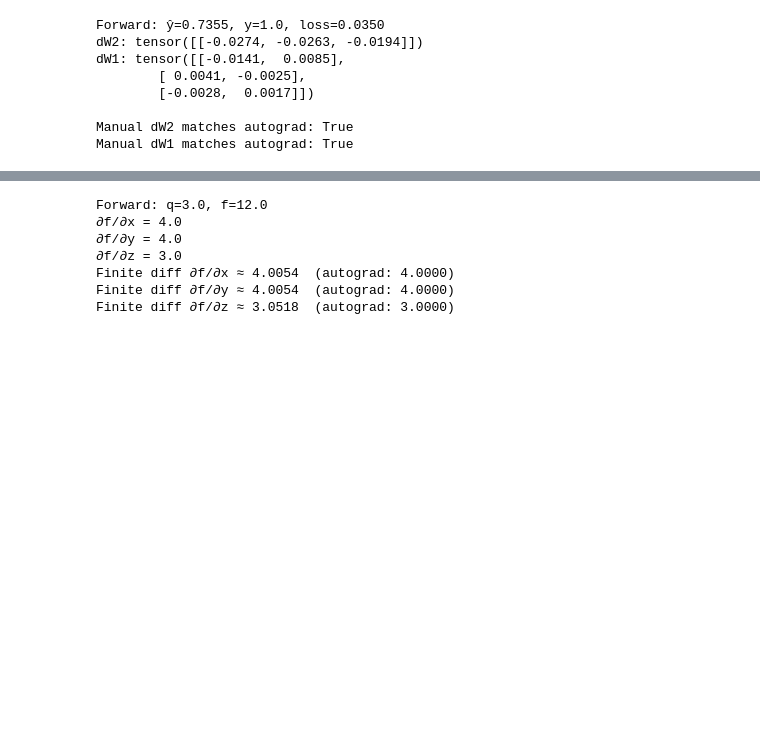
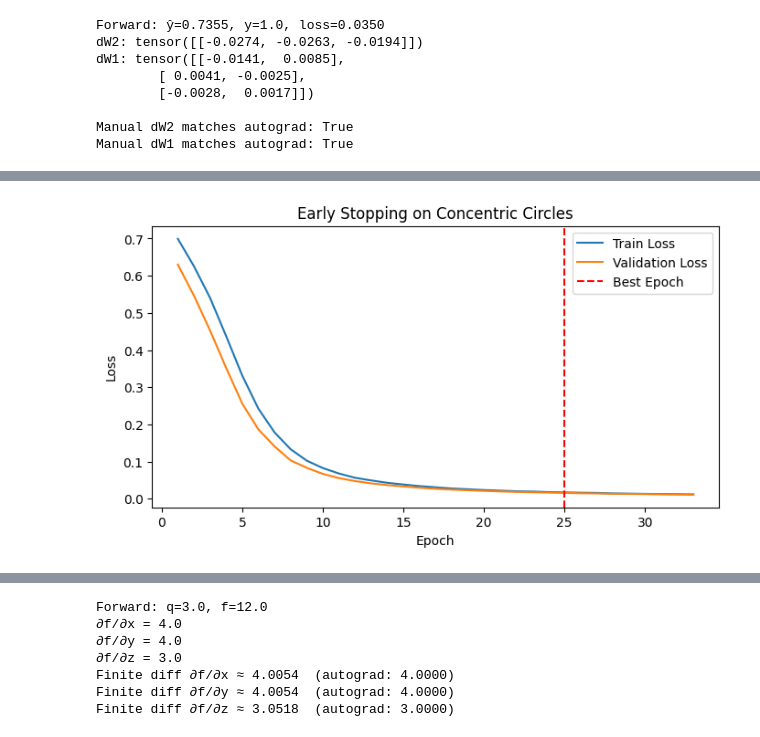
Before and after one commit to klaverhenrik/Deep-Learning-for-Visual-Recognition-2026, a Jupyter notebook: lecture_notes/lecture3_notes_code.ipynb, the cells around one changed output, grey strips where cells are left out. Drawn from its saved outputs; the diff is of its cells as text; code cells hidden in the pictures; blank space fills up the shorter version.

```diff
--- a/lecture_notes/lecture3_notes_code.ipynb
+++ b/lecture_notes/lecture3_notes_code.ipynb
@@ -264,26 +303,47 @@ ReLU  first-layer gradient mean: 0.000014990145
 import torch
 import torch.nn as nn
 from torch.utils.data import DataLoader, TensorDataset, random_split
+from matplotlib import pyplot as plt
 
-# ── Training loop with loss curve monitoring ──────────────────────────
+# ── Training loop with early stopping ─────────────────────────────────
 torch.manual_seed(0)
-N = 1000
-X = torch.randn(N, 20)
-y = (X[:, 0] + X[:, 1] > 0).long()       # simple rule
-dataset    = TensorDataset(X, y)
+N_per_class = 500
+
+# Class 0: points near the origin
+angle_inner = 2 * torch.pi * torch.rand(N_per_class)
+radius_inner = 0.8 * torch.sqrt(torch.rand(N_per_class))
+X_inner = torch.stack((radius_inner * torch.cos(angle_inner),
+                       radius_inner * torch.sin(angle_inner)), dim=1)
+
+# Class 1: points farther away, forming a ring
+angle_outer = 2 * torch.pi * torch.rand(N_per_class)
+radius_outer = torch.sqrt(1.2**2 + (2.0**2 - 1.2**2) * torch.rand(N_per_class))
+X_outer = torch.stack((radius_outer * torch.cos(angle_outer),
+                       radius_outer * torch.sin(angle_outer)), dim=1)
+
+# Join the two classes into a single dataset
+X = torch.cat((X_inner, X_outer))
+y = torch.cat((torch.zeros(N_per_class), torch.ones(N_per_class))).long()
+dataset = TensorDataset(X, y)
 train_ds, val_ds = random_split(dataset, [800, 200])
 
-model     = nn.Sequential(nn.Linear(20,64), nn.ReLU(),
-                           nn.Linear(64,64), nn.ReLU(),
-                           nn.Linear(64, 2))
-optimiser = torch.optim.SGD(model.parameters(), lr=0.01, weight_decay=1e-3)
-loss_fn   = nn.CrossEntropyLoss()
+# A neural network can learn the nonlinear circular decision boundary.
+model = nn.Sequential(
+    nn.Linear(2, 64), nn.ReLU(),
+    nn.Linear(64, 64), nn.ReLU(),
+    nn.Linear(64, 2),
+)
+optimiser = torch.optim.SGD(model.parameters(), lr=0.1, weight_decay=1e-3)
+loss_fn = nn.CrossEntropyLoss()
 
 train_losses, val_losses = [], []
 best_val_loss, best_epoch = float('inf'), 0
+best_state = None
+patience = 8
+min_delta = 5e-3
+epochs_without_improvement = 0
 
 for epoch in range(100):
-    # ── Training ──────────────────────────────────────────────────────
     model.train()
     epoch_loss = 0
     for X_b, y_b in DataLoader(train_ds, batch_size=64, shuffle=True):
@@ -294,21 +354,55 @@ for epoch in range(100):
         epoch_loss += loss.item()
     train_losses.append(epoch_loss / len(train_ds) * 64)
 
-    # ── Validation ────────────────────────────────────────────────────
     model.eval()
     with torch.no_grad():
         X_val, y_val = val_ds[:]
         val_loss = loss_fn(model(X_val), y_val).item()
     val_losses.append(val_loss)
 
-    # Early stopping: save best model
-    if val_loss < best_val_loss:
+    # Early stopping: Stop after `patience` epochs without a meaningful validation improvement.
+    if val_loss < best_val_loss - min_delta:
         best_val_loss = val_loss
-        best_epoch    = epoch
-        best_state    = {k: v.clone() for k, v in model.state_dict().items()}
+        best_epoch = epoch
+        best_state = {k: v.clone() for k, v in model.state_dict().items()}
+        epochs_without_improvement = 0
+    else:
+        epochs_without_improvement += 1
+        if epochs_without_improvement >= patience:
+            print(f'Early stopping at epoch {epoch + 1}')
+            break
 
-print(f'Best epoch: {best_epoch}  (val loss: {best_val_loss:.4f})')
+print(f'Best epoch: {best_epoch + 1}  (val loss: {best_val_loss:.4f})')
+print(f'Epochs actually run: {len(train_losses)}')
 
-# Restore best weights before evaluation on test set
+# Restore the best weights, rather than the weights from the final epoch.
 model.load_state_dict(best_state)
+
+# Plot training and validation loss curves
+epochs = range(1, len(train_losses) + 1)
+plt.figure(figsize=(8, 4))
+plt.plot(epochs, train_losses, label='Train Loss')
+plt.plot(epochs, val_losses, label='Validation Loss')
+plt.axvline(best_epoch + 1, color='r', linestyle='--', label='Best Epoch')
+plt.xlabel('Epoch')
+plt.ylabel('Loss')
+plt.title('Early Stopping on Concentric Circles')
+plt.legend()
+plt.show()
+
+# Plot data points and decision boundary
+plt.figure(figsize=(6, 6))
+plt.scatter(X_inner[:, 0], X_inner[:, 1], color='blue', alpha=0.5, label='Class 0')
+plt.scatter(X_outer[:, 0], X_outer[:, 1], color='orange', alpha=0.5, label='Class 1')
+xx, yy = torch.meshgrid(torch.linspace(-2, 2, 200), torch.linspace(-2, 2, 200), indexing='ij')
+grid = torch.stack((xx.flatten(), yy.flatten()), dim=1)
+with torch.no_grad():
+    logits = model(grid)
+    probs = torch.softmax(logits, dim=1)[:, 1].reshape(xx.shape)
+plt.contourf(xx, yy, probs, levels=50, cmap='coolwarm', alpha=0.6)
+plt.colorbar(label='P(Class 1)')
+plt.xlabel('x1')
+plt.ylabel('x2')
+plt.title('Decision Boundary Learned by Neural Network')
+plt.legend()
 # %% [output]
@@ -315,0 +412 @@ Best epoch: 99  (val loss: 0.1475)
+[figure, added]
```
Also changed, not shown: parts of 9 cells of this notebook, 1 other file.
